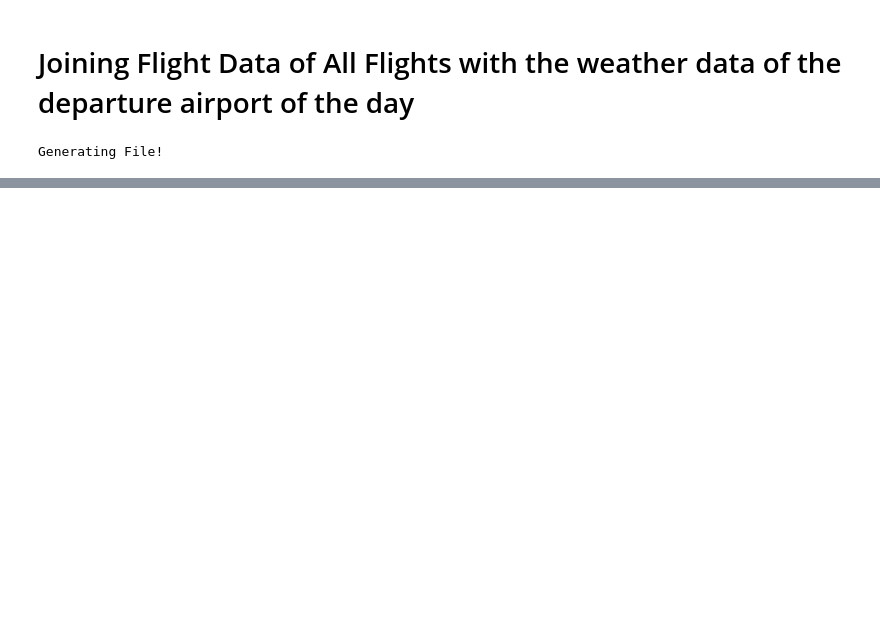
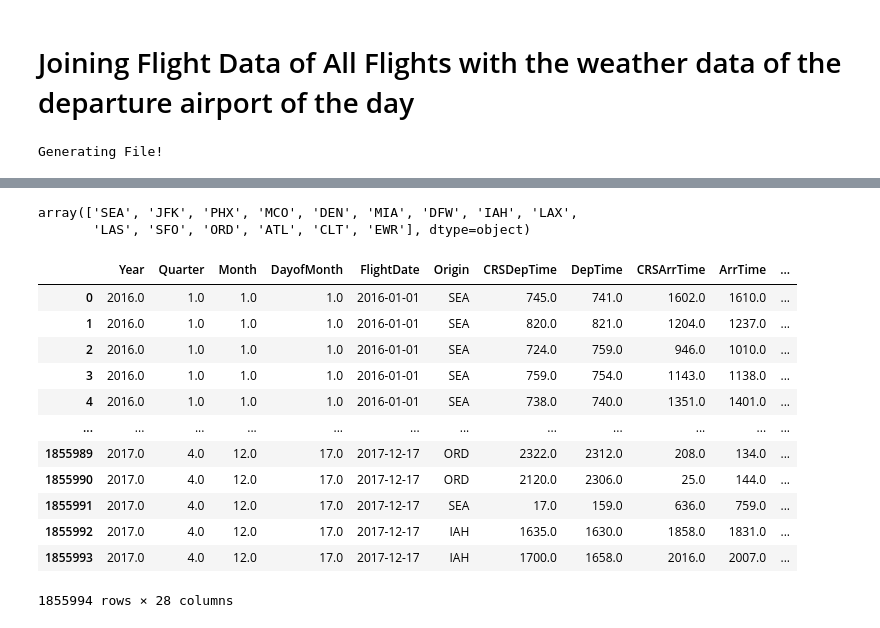
Before and after one commit to MaheshBharadwaj/FlightDelayPrediction, a Jupyter notebook: CombineFlight_WeatherData.ipynb, the cells around one changed output, grey strips where cells are left out. Drawn from its saved outputs; the diff is of its cells as text; code cells hidden in the pictures; blank space fills up the shorter version.

```diff
--- a/CombineFlight_WeatherData.ipynb
+++ b/CombineFlight_WeatherData.ipynb
@@ -190,7 +164,12 @@ except FileNotFoundError:
     for months in range(1,12+1):
       nearest_hour=[]
       temp_df = pd.read_csv(flightDataPath + year +'/' + str(months) + '.csv',low_memory=False)
-      temp_df = temp_df.dropna(subset=['DepTime'])
+
+
+      temp_df.dropna(subset=['DepTime','FlightDate','Origin'],inplace=True)
+      temp_df.drop(columns=list(set(temp_df.columns)-reqd_flight_columns),inplace=True)
+
+
       for i in range(len(temp_df)):
         time = temp_df.iloc[i]['DepTime']
         hr = time // 100
@@ -205,13 +184,13 @@ except FileNotFoundError:
         else:
           nearest_hour.append(str(int(time)))
       temp_df['NearestDepTime']=nearest_hour
-      temp_df = pd.merge(temp_df,weather_df,left_on=['FlightDate','Origin','NearestDepTime'],right_on=['date','Airport','time'])
+      temp_df = pd.merge(temp_df,weather_df,left_on=['FlightDate','Origin','NearestDepTime'],right_on=['date','Airport','time'],sort=False)
       if i:
-        joined_df = pd.concat([joined_df,temp_df],ignore_index=True)
+        joined_df = pd.concat([joined_df,temp_df],ignore_index=True, sort=False)
       else:
         joined_df = temp_df
       i=True
-
+  joined_df.drop(columns=['Airport'],inplace=True)
   joined_pkl = open(flightDataPath + 'JoinedData.pkl','wb')
   pickle.dump(joined_df,joined_pkl)
   joined_pkl.close()
@@ -231,0 +218,21 @@ joined_df.loc[1]['DepTime']
+# %%
+joined_df['Origin'].unique()
+# %% [output]
+array(['SEA', 'JFK', 'PHX', 'MCO', 'DEN', 'MIA', 'DFW', 'IAH', 'LAX',
+       'LAS', 'SFO', 'ORD', 'ATL', 'CLT', 'EWR'], dtype=object)
+# %%
+joined_df
+# %% [output]
+|  | Year | Quarter | Month | DayofMonth | FlightDate | Origin | CRSDepTime | DepTime | CRSArrTime | ArrTime | ... |
+| 0 | 2016.0 | 1.0 | 1.0 | 1.0 | 2016-01-01 | SEA | 745.0 | 741.0 | 1602.0 | 1610.0 | ... |
+| 1 | 2016.0 | 1.0 | 1.0 | 1.0 | 2016-01-01 | SEA | 820.0 | 821.0 | 1204.0 | 1237.0 | ... |
+| 2 | 2016.0 | 1.0 | 1.0 | 1.0 | 2016-01-01 | SEA | 724.0 | 759.0 | 946.0 | 1010.0 | ... |
+| 3 | 2016.0 | 1.0 | 1.0 | 1.0 | 2016-01-01 | SEA | 759.0 | 754.0 | 1143.0 | 1138.0 | ... |
+| 4 | 2016.0 | 1.0 | 1.0 | 1.0 | 2016-01-01 | SEA | 738.0 | 740.0 | 1351.0 | 1401.0 | ... |
+| ... | ... | ... | ... | ... | ... | ... | ... | ... | ... | ... | ... |
+| 1855989 | 2017.0 | 4.0 | 12.0 | 17.0 | 2017-12-17 | ORD | 2322.0 | 2312.0 | 208.0 | 134.0 | ... |
+| 1855990 | 2017.0 | 4.0 | 12.0 | 17.0 | 2017-12-17 | ORD | 2120.0 | 2306.0 | 25.0 | 144.0 | ... |
+| 1855991 | 2017.0 | 4.0 | 12.0 | 17.0 | 2017-12-17 | SEA | 17.0 | 159.0 | 636.0 | 759.0 | ... |
+| 1855992 | 2017.0 | 4.0 | 12.0 | 17.0 | 2017-12-17 | IAH | 1635.0 | 1630.0 | 1858.0 | 1831.0 | ... |
+| 1855993 | 2017.0 | 4.0 | 12.0 | 17.0 | 2017-12-17 | IAH | 1700.0 | 1658.0 | 2016.0 | 2007.0 | ... |
+1855994 rows × 28 columns
```
Also changed, not shown: parts of 11 cells of this notebook.
